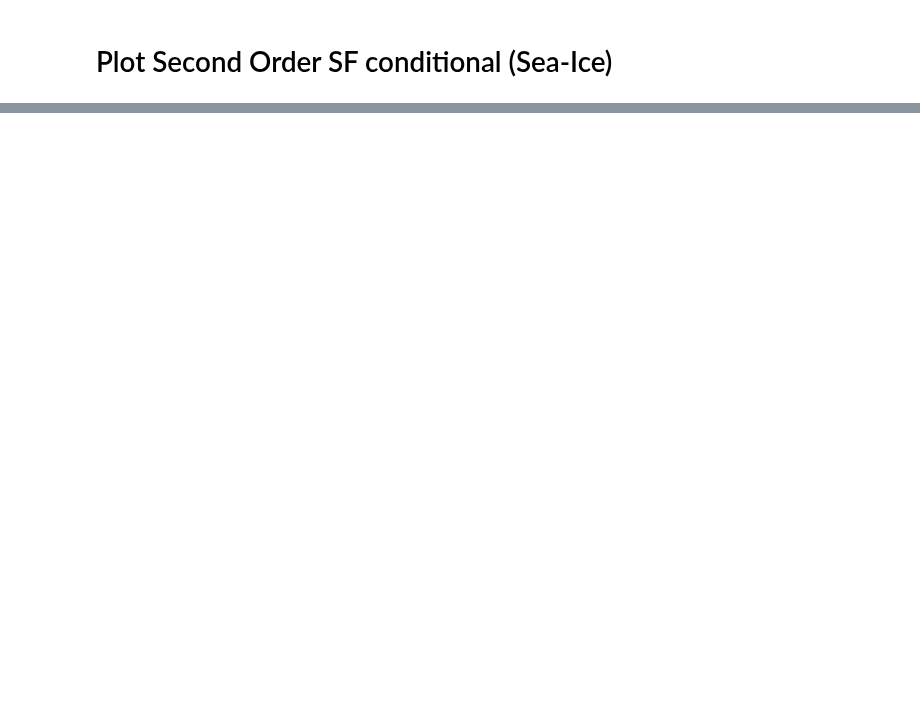
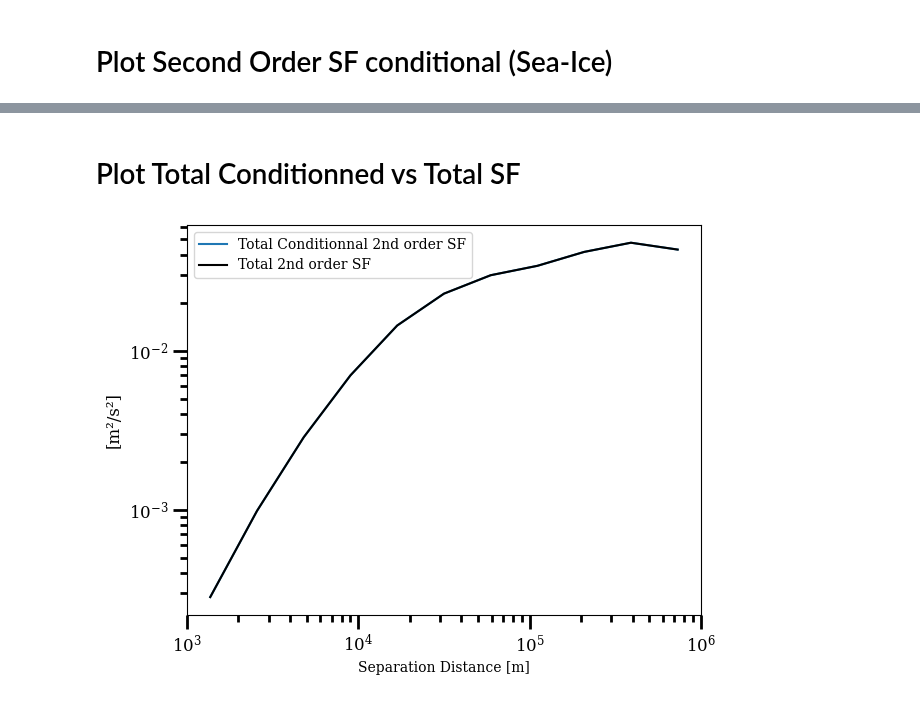
Before and after one commit to aayouche/pyturbo_sf, a Jupyter notebook: docs/source/examples/example_2D_MITGCM_Conditional.ipynb, the cells around one changed output, grey strips where cells are left out. Cells and saved outputs as stored; diff of their text form; code cells hidden in the pictures; blank space fills up the shorter version.

```diff
--- a/docs/source/examples/example_2D_MITGCM_Conditional.ipynb
+++ b/docs/source/examples/example_2D_MITGCM_Conditional.ipynb
@@ -383,0 +400,12 @@ plt.show()
+# %% [markdown]
+# Plot Total Conditionned vs Total SF
+# %%
+plt.loglog(r,((iso_cond.sf*iso_cond.point_counts).sum('cond_bin'))/iso_cond.point_counts.sum('cond_bin'),label='Total Conditionnal 2nd order SF')
+plt.loglog(r,iso_sf.sf,'k',label='Total 2nd order SF')
+plt.xlabel('Separation Distance [m]')
+plt.ylabel('[m²/s²]', fontsize=12)
+plt.legend()
+plt.tight_layout()
+plt.show()
+# %% [output]
+[figure, added]
```
Also changed, not shown: parts of 11 cells of this notebook, 46 other files.
